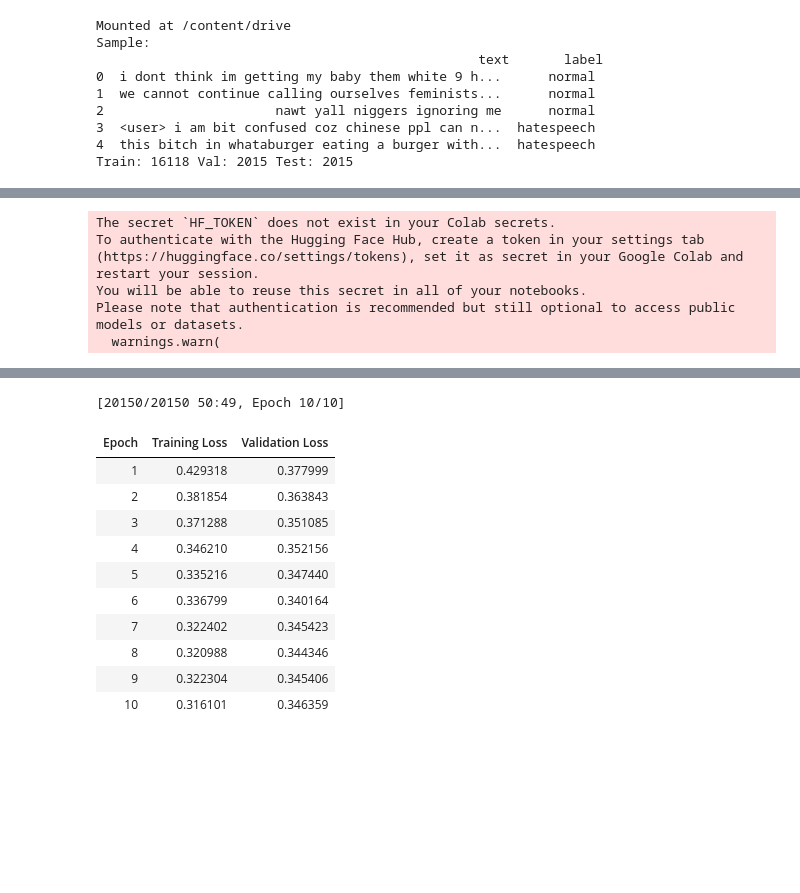
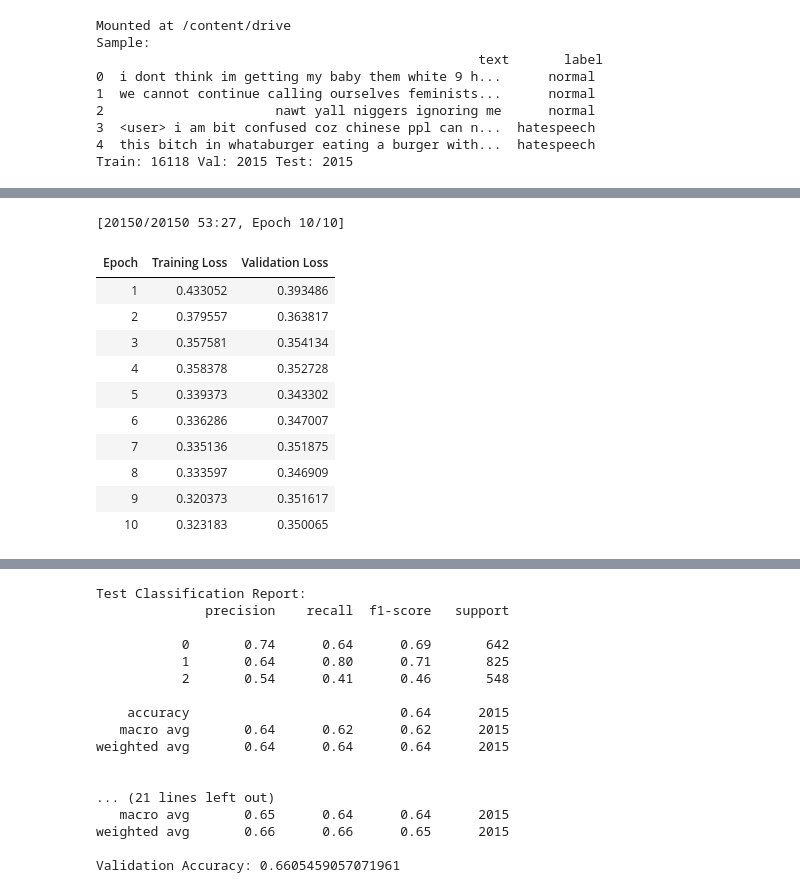
Before and after one commit to NikhilRajSoni/HateSpeechDetection, a Jupyter notebook: HateXplain.ipynb, the cells around one changed output, grey strips where cells are left out. Cells and saved outputs as stored; diff of their text form; code cells hidden in the pictures; blank space fills up the shorter version.

```diff
--- a/HateXplain.ipynb
+++ b/HateXplain.ipynb
@@ -498,6 +532,7 @@ weighted avg       0.67      0.68      0.67      2015
 # T5 Model
 
 from transformers import T5Tokenizer, T5ForConditionalGeneration, Trainer, TrainingArguments
+from sklearn.metrics import classification_report, accuracy_score
 
 tokenizer = T5Tokenizer.from_pretrained("t5-small")
 
@@ -542,6 +577,7 @@ training_args = TrainingArguments(
     per_device_train_batch_size=8,
     eval_strategy="epoch",
     save_strategy="epoch",
+    load_best_model_at_end=True,
     report_to="none"
 )
 
@@ -550,35 +586,67 @@ trainer = Trainer(
     args=training_args,
     train_dataset=train_dataset,
     eval_dataset=val_dataset
 )
 
 trainer.train()
 
 # ================== PREDICTION FUNCTION ==================
 def get_preds(dataset):
     model.eval()
     preds = []
 
     for batch in dataset:
         input_ids = batch["input_ids"].unsqueeze(0).to(model.device)
         attention_mask = batch["attention_mask"].unsqueeze(0).to(model.device)
 
         outputs = model.generate(input_ids=input_ids, attention_mask=attention_mask, max_length=5)
         pred = tokenizer.decode(outputs[0], skip_special_tokens=True)
 
         preds.append(int(pred) if pred.isdigit() else -1)
 
     return preds
 
 # ================== RESULTS ==================
 test_preds = get_preds(test_dataset)
 test_true = test_labels.tolist()
 
 print("\nTest Classification Report:")
 print(classification_report(test_true, test_preds))
+
+# ================== TRAIN RESULTS ==================
+train_preds = get_preds(train_dataset)
+train_true = train_labels.tolist()
+
+print("\nTrain Classification Report:")
+print(classification_report(train_true, train_preds))
+print("Train Accuracy:", accuracy_score(train_true, train_preds))
+
+
+# ================== VALIDATION RESULTS ==================
+val_preds = get_preds(val_dataset)
+val_true = val_labels.tolist()
+
+print("\nValidation Classification Report:")
+print(classification_report(val_true, val_preds))
+print("Validation Accuracy:", accuracy_score(val_true, val_preds))
+
+# ================== SAVE MODEL ==================
+t5_path = f"{save_path}/t5_model"
+
+trainer.save_model(t5_path)
+tokenizer.save_pretrained(t5_path)
+
+print("T5 model saved at:", t5_path)
 # %% [output]
-The secret `HF_TOKEN` does not exist in your Colab secrets.
-To authenticate with the Hugging Face Hub, create a token in your settings tab (https://huggingface.co/settings/tokens), set it as secret in your Google Colab and restart your session.
-You will be able to reuse this secret in all of your notebooks.
-Please note that authentication is recommended but still optional to access public models or datasets.
-  warnings.warn(
+[20150/20150 53:27, Epoch 10/10]
+| Epoch | Training Loss | Validation Loss |
+| 1 | 0.433052 | 0.393486 |
+| 2 | 0.379557 | 0.363817 |
+| 3 | 0.357581 | 0.354134 |
+| 4 | 0.358378 | 0.352728 |
+| 5 | 0.339373 | 0.343302 |
+| 6 | 0.336286 | 0.347007 |
+| 7 | 0.335136 | 0.351875 |
+| 8 | 0.333597 | 0.346909 |
+| 9 | 0.320373 | 0.351617 |
+| 10 | 0.323183 | 0.350065 |
@@ -587,12 +654,17 @@ WARNING:huggingface_hub.utils._http:Warning: You are sending unauthenticated req
-[20150/20150 50:49, Epoch 10/10]
+Test Classification Report:
+              precision    recall  f1-score   support
+
+           0       0.74      0.64      0.69       642
+           1       0.64      0.80      0.71       825
+           2       0.54      0.41      0.46       548
+
+    accuracy                           0.64      2015
+   macro avg       0.64      0.62      0.62      2015
+weighted avg       0.64      0.64      0.64      2015
+
+
+... (21 lines left out)
+   macro avg       0.65      0.64      0.64      2015
+weighted avg       0.66      0.66      0.65      2015
+
+Validation Accuracy: 0.6605459057071961
-| Epoch | Training Loss | Validation Loss |
-| 1 | 0.429318 | 0.377999 |
-| 2 | 0.381854 | 0.363843 |
-| 3 | 0.371288 | 0.351085 |
-| 4 | 0.346210 | 0.352156 |
-| 5 | 0.335216 | 0.347440 |
-| 6 | 0.336799 | 0.340164 |
-| 7 | 0.322402 | 0.345423 |
-| 8 | 0.320988 | 0.344346 |
-| 9 | 0.322304 | 0.345406 |
-| 10 | 0.316101 | 0.346359 |
```
Also changed, not shown: parts of 7 cells of this notebook.
